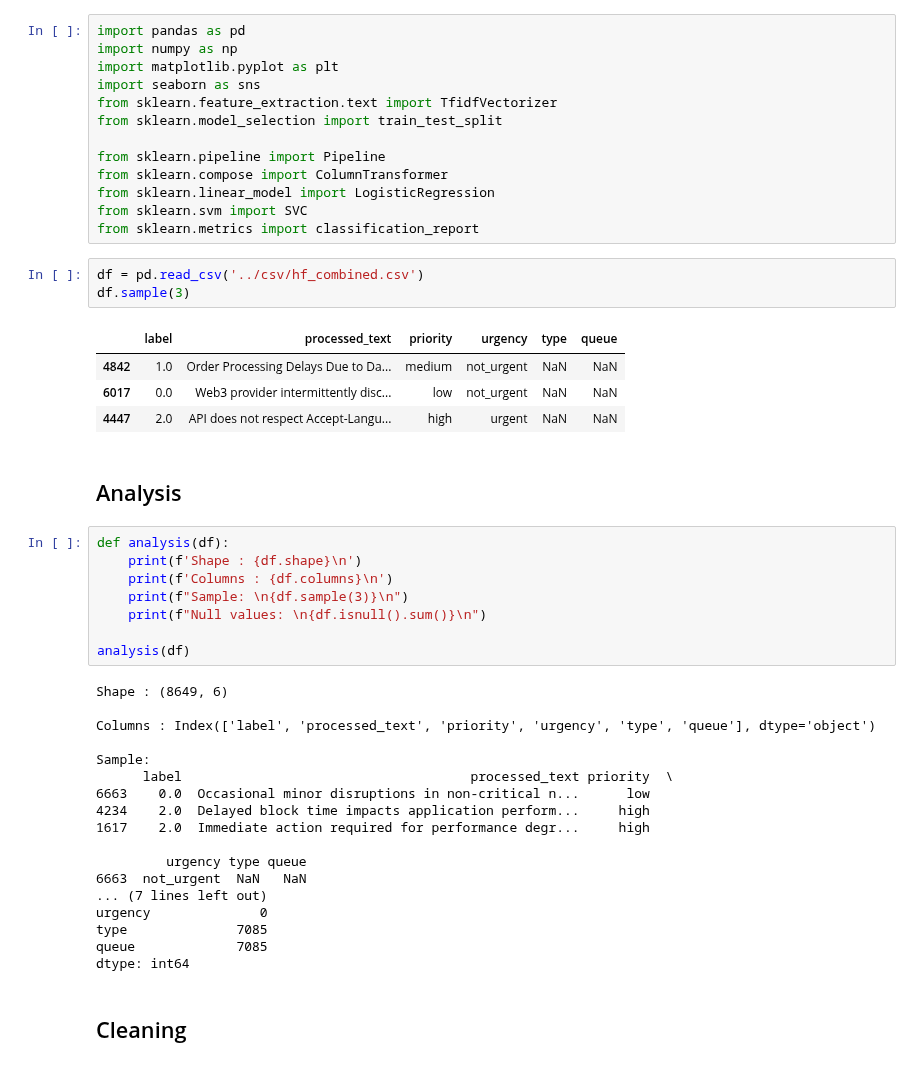
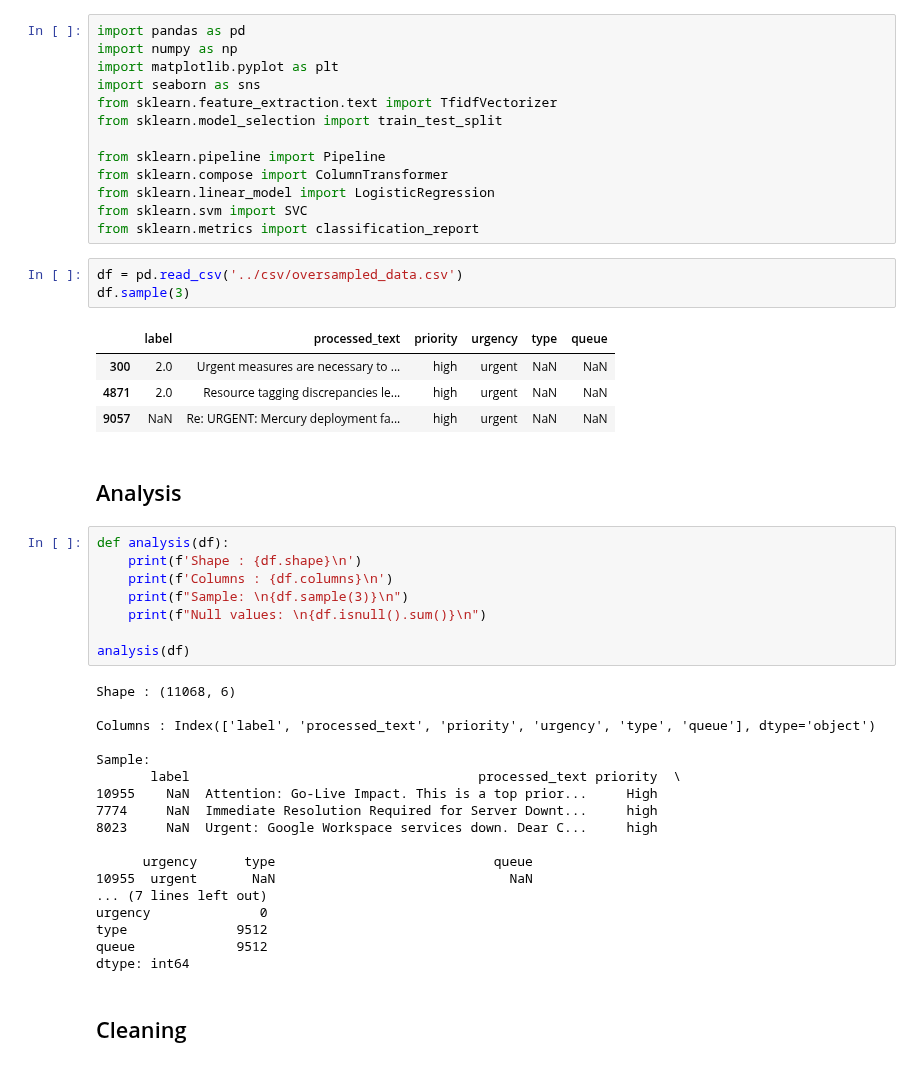
Before and after one commit to Kripa8702/Text-Classifier---Urgent-vs.-No-Urgent, a Jupyter notebook: analysis/ml_lifecycle.ipynb, the cells around one changed output. Cells and saved outputs as stored; diff of their text form.

```diff
--- a/analysis/ml_lifecycle.ipynb
+++ b/analysis/ml_lifecycle.ipynb
@@ -17,13 +17,13 @@ from sklearn.linear_model import LogisticRegression
 from sklearn.svm import SVC
 from sklearn.metrics import classification_report
 # %%
-df = pd.read_csv('../csv/hf_combined.csv')
+df = pd.read_csv('../csv/oversampled_data.csv')
 df.sample(3)
 # %% [output]
 |  | label | processed_text | priority | urgency | type | queue |
-| 4842 | 1.0 | Order Processing Delays Due to Da... | medium | not_urgent | NaN | NaN |
-| 6017 | 0.0 | Web3 provider intermittently disc... | low | not_urgent | NaN | NaN |
-| 4447 | 2.0 | API does not respect Accept-Langu... | high | urgent | NaN | NaN |
+| 300 | 2.0 | Urgent measures are necessary to ... | high | urgent | NaN | NaN |
+| 4871 | 2.0 | Resource tagging discrepancies le... | high | urgent | NaN | NaN |
+| 9057 | NaN | Re: URGENT: Mercury deployment fa... | high | urgent | NaN | NaN |
 # %% [markdown]
 ## Analysis
 # %%
@@ -35,22 +35,22 @@ def analysis(df):
 
 analysis(df)
 # %% [output]
-Shape : (8649, 6)
+Shape : (11068, 6)
 
 Columns : Index(['label', 'processed_text', 'priority', 'urgency', 'type', 'queue'], dtype='object')
 
 Sample:
-      label                                     processed_text priority  \
-6663    0.0  Occasional minor disruptions in non-critical n...      low
-4234    2.0  Delayed block time impacts application perform...     high
-1617    2.0  Immediate action required for performance degr...     high
+       label                                     processed_text priority  \
+10955    NaN  Attention: Go-Live Impact. This is a top prior...     High
+7774     NaN  Immediate Resolution Required for Server Downt...     high
+8023     NaN  Urgent: Google Workspace services down. Dear C...     high
 
-         urgency type queue
-6663  not_urgent  NaN   NaN
+      urgency      type                            queue
+10955  urgent       NaN                              NaN
 ... (7 lines left out)
 urgency              0
-type              7085
-queue             7085
+type              9512
+queue             9512
 dtype: int64
 # %% [markdown]
 ## Cleaning
```
Also changed, not shown: parts of 20 cells of this notebook, 4 other files.
